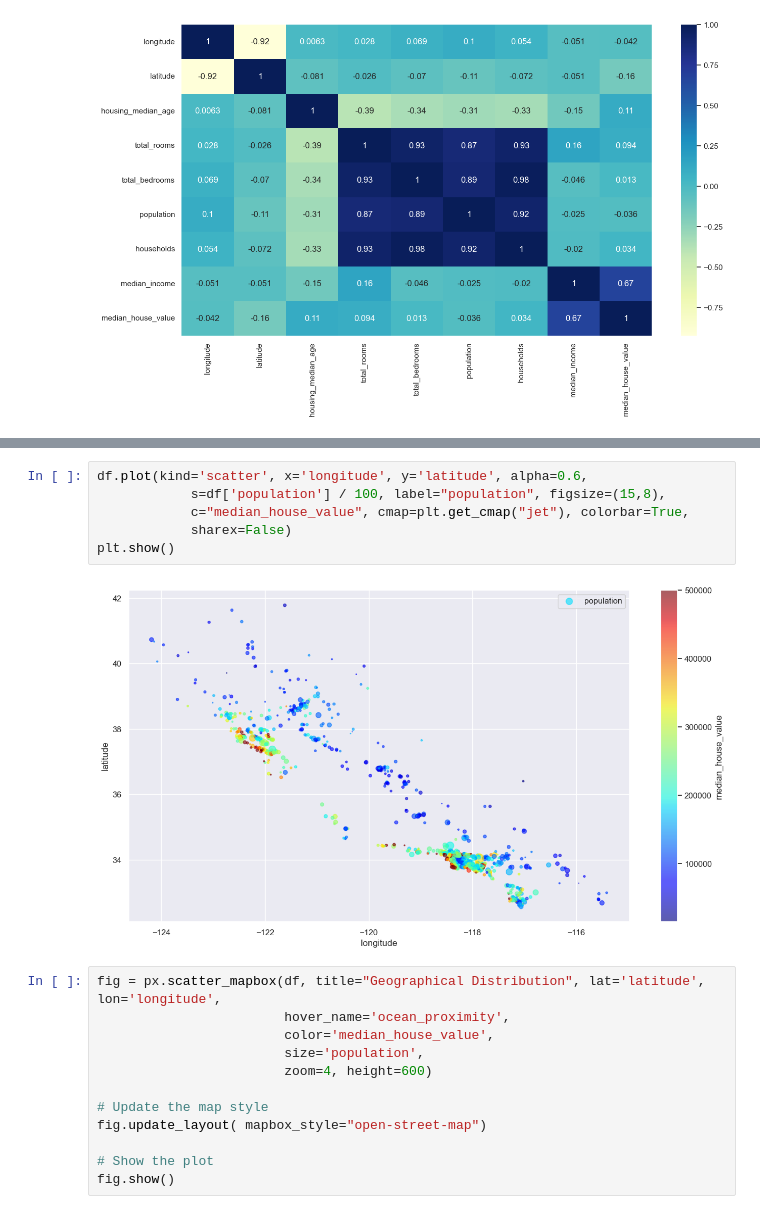
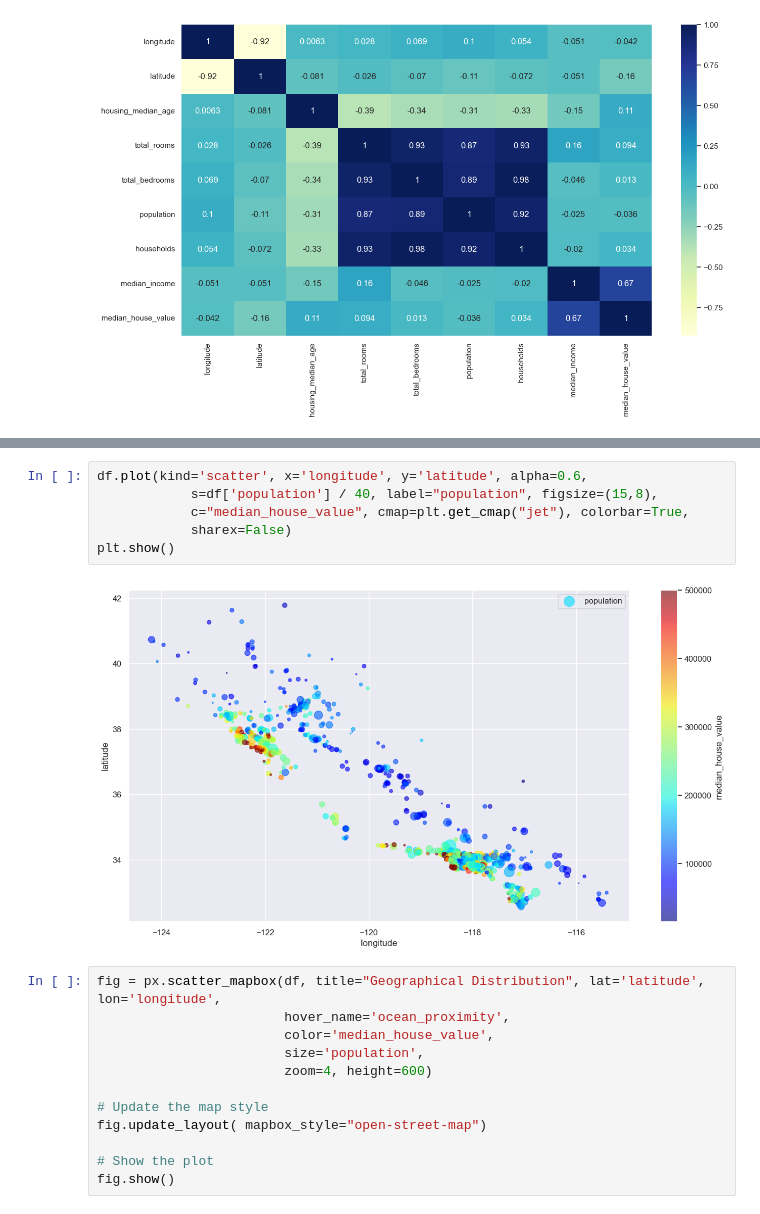
Before and after one commit to rawat9/mlcw, a Jupyter notebook: regression.ipynb, the cells around one changed output, grey strips where cells are left out. Drawn from its saved outputs; the diff is of its cells as text.

```diff
--- a/regression.ipynb
+++ b/regression.ipynb
@@ -84,11 +120,11 @@ sns.heatmap(df.corr(numeric_only=True), annot=True, cmap='YlGnBu')
 # %%
 df.plot(kind='scatter', x='longitude', y='latitude', alpha=0.6,
-            s=df['population'] / 100, label="population", figsize=(15,8),
+            s=df['population'] / 40, label="population", figsize=(15,8),
             c="median_house_value", cmap=plt.get_cmap("jet"), colorbar=True,
             sharex=False)
 plt.show()
 # %% [output]
-[figure, old version]
+[figure, new version]
 # %%
 fig = px.scatter_mapbox(df, title="Geographical Distribution", lat='latitude', lon='longitude',
                         hover_name='ocean_proximity',
```
Also changed, not shown: parts of 12 cells of this notebook, 11 other files.
